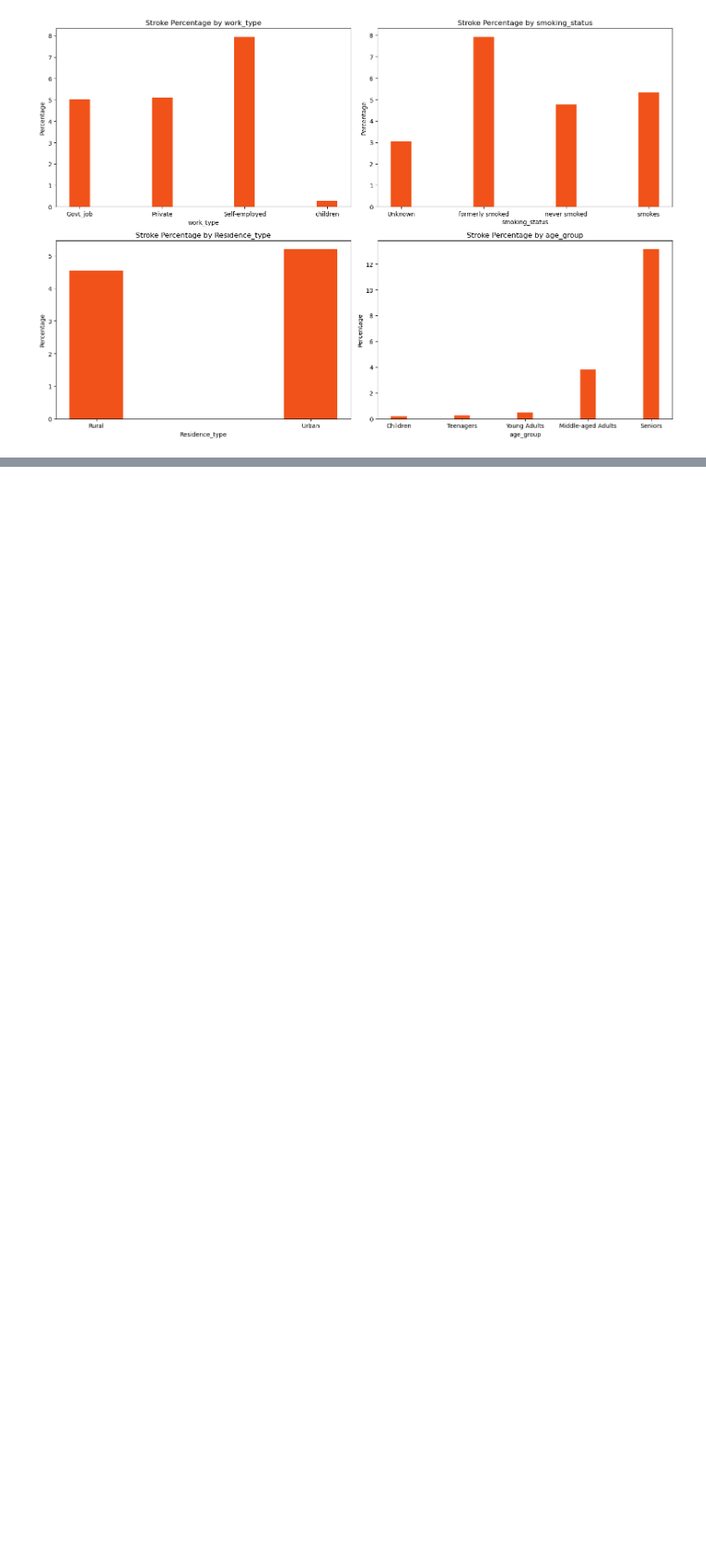
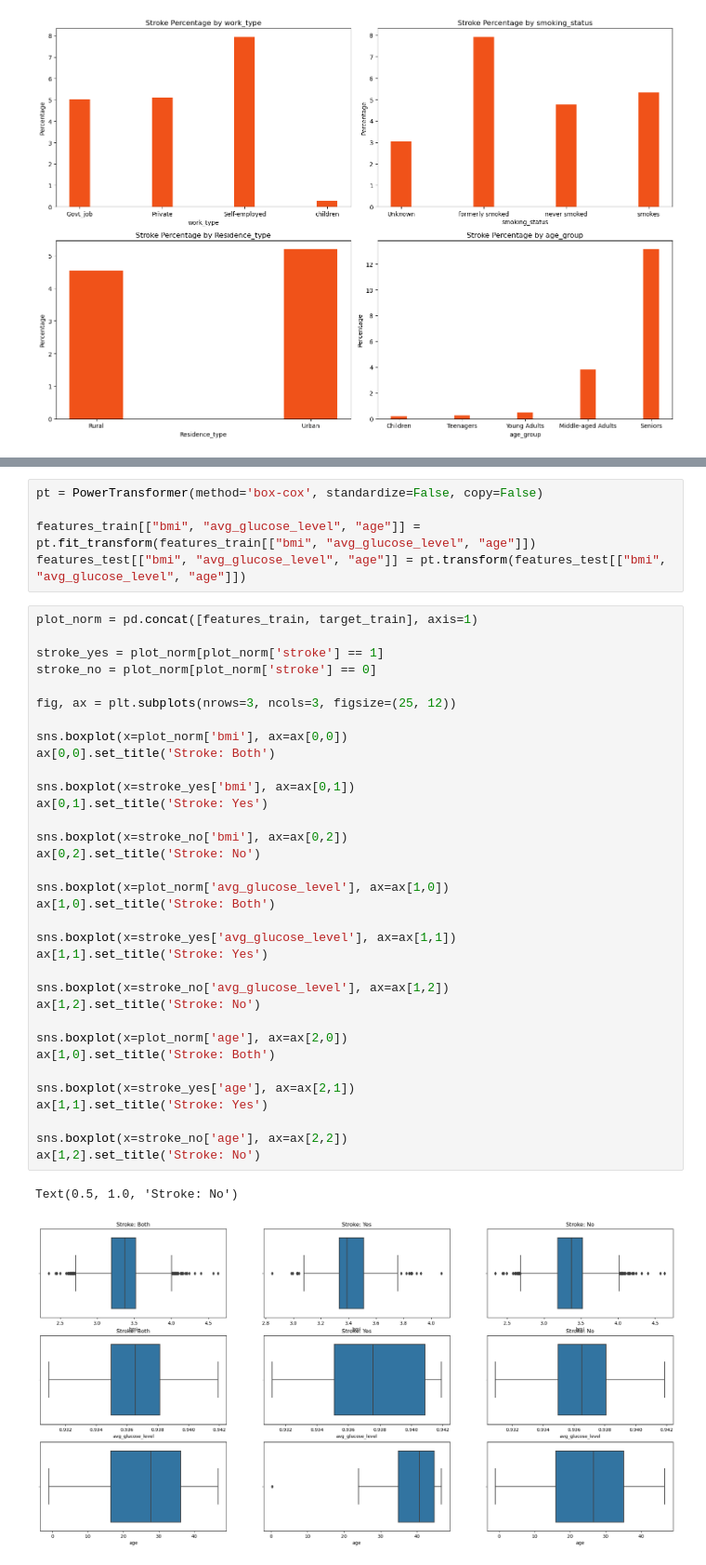
Before and after one commit to lukas-stamm/data-exploration-project, a Jupyter notebook: clean-code.ipynb, the cells around one changed output, grey strips where cells are left out. Shown at 93% size. Cells and saved outputs as stored; diff of their text form; blank space fills up the shorter version.

```diff
--- a/clean-code.ipynb
+++ b/clean-code.ipynb
@@ -212,0 +232,42 @@ plot_percentage([work_type_percentage, smoking_status_percentage, residence_type
+# %%
+pt = PowerTransformer(method='box-cox', standardize=False, copy=False)
+
+features_train[["bmi", "avg_glucose_level", "age"]] = pt.fit_transform(features_train[["bmi", "avg_glucose_level", "age"]])
+features_test[["bmi", "avg_glucose_level", "age"]] = pt.transform(features_test[["bmi", "avg_glucose_level", "age"]])
+# %%
+plot_norm = pd.concat([features_train, target_train], axis=1)
+
+stroke_yes = plot_norm[plot_norm['stroke'] == 1]
+stroke_no = plot_norm[plot_norm['stroke'] == 0]
+
+fig, ax = plt.subplots(nrows=3, ncols=3, figsize=(25, 12))
+
+sns.boxplot(x=plot_norm['bmi'], ax=ax[0,0])
+ax[0,0].set_title('Stroke: Both')
+
+sns.boxplot(x=stroke_yes['bmi'], ax=ax[0,1])
+ax[0,1].set_title('Stroke: Yes')
+
+sns.boxplot(x=stroke_no['bmi'], ax=ax[0,2])
+ax[0,2].set_title('Stroke: No')
+
+sns.boxplot(x=plot_norm['avg_glucose_level'], ax=ax[1,0])
+ax[1,0].set_title('Stroke: Both')
+
+sns.boxplot(x=stroke_yes['avg_glucose_level'], ax=ax[1,1])
+ax[1,1].set_title('Stroke: Yes')
+
+sns.boxplot(x=stroke_no['avg_glucose_level'], ax=ax[1,2])
+ax[1,2].set_title('Stroke: No')
+
+sns.boxplot(x=plot_norm['age'], ax=ax[2,0])
+ax[1,0].set_title('Stroke: Both')
+
+sns.boxplot(x=stroke_yes['age'], ax=ax[2,1])
+ax[1,1].set_title('Stroke: Yes')
+
+sns.boxplot(x=stroke_no['age'], ax=ax[2,2])
+ax[1,2].set_title('Stroke: No')
+# %% [output]
+Text(0.5, 1.0, 'Stroke: No')
+[figure, added]
```
Also changed, not shown: parts of 14 cells of this notebook, 4 other files.
